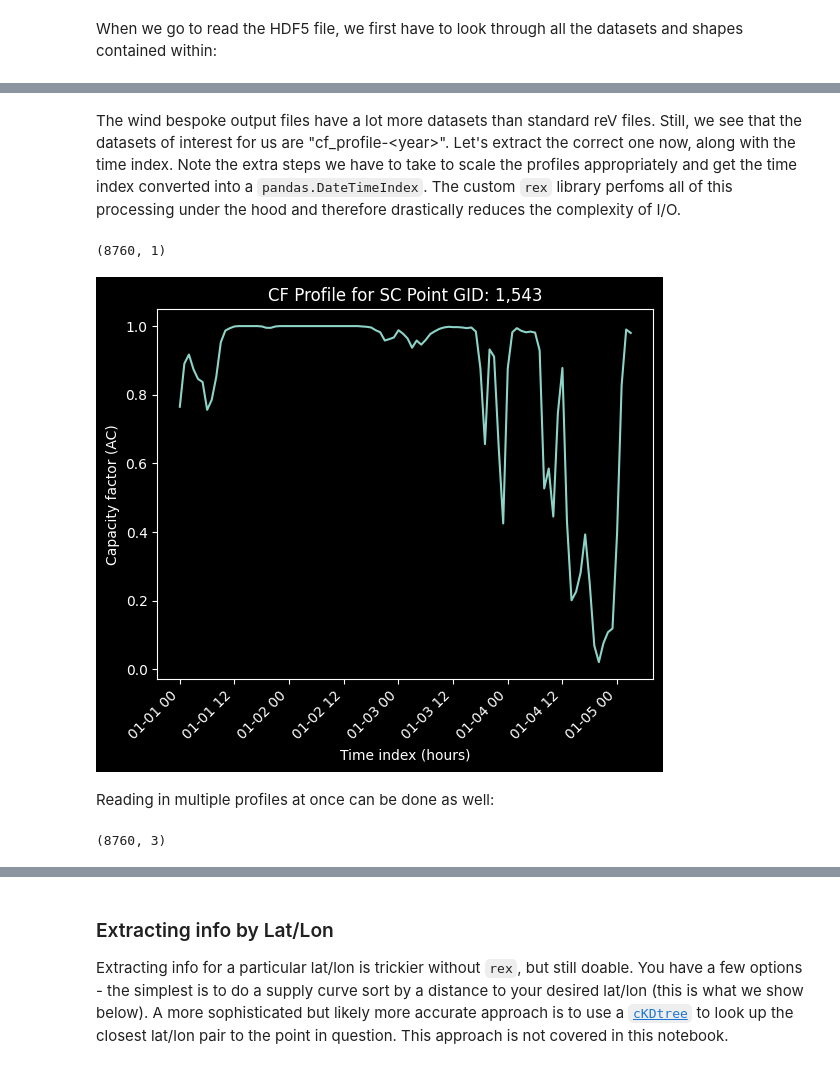
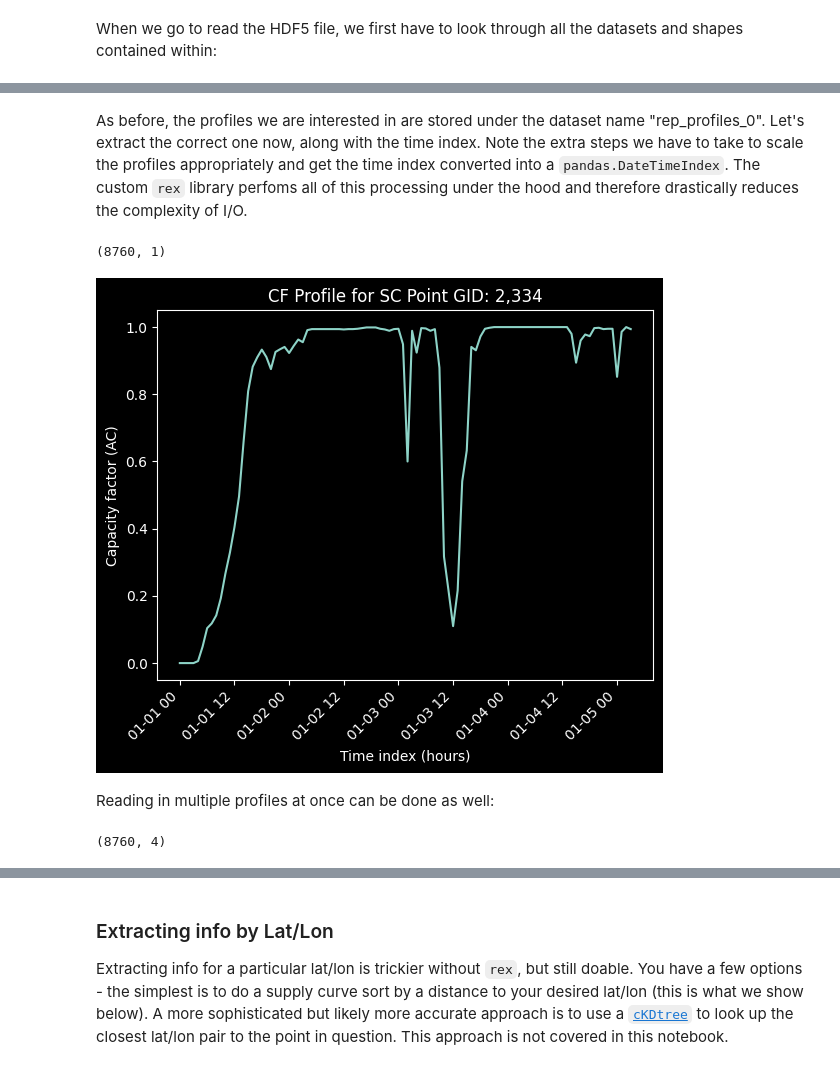
Before and after one commit to NREL/SitingLab, a Jupyter notebook: siting_lab/temporal_profiles.ipynb, the cells around one changed output, grey strips where cells are left out. Saved outputs shown, nothing was run; the diff lists cells and outputs as text; code cells hidden in the pictures.

```diff
--- a/siting_lab/temporal_profiles.ipynb
+++ b/siting_lab/temporal_profiles.ipynb
@@ -102,8 +107,9 @@ Often you have a location you'd like to examine in particular. You know the lat/
 # %%
 from rex import ResourceX
 
-with ResourceX("reference_ac_rep-profiles_2021.h5") as res:
-    sc_gid = res.lat_lon_gid((48.346832, -124.6527))
+with ResourceX(solar_rep_h5) as res:
+    ind = res.lat_lon_gid((48.346832, -124.6527))
+    sc_point_gid = int(res.meta.loc[ind, "sc_point_gid"])
 
-sc_gid
+ind, sc_point_gid
 # %% [output]
@@ -124,8 +130,8 @@ point[[
 # %% [markdown]
 and the profile information just like before!
 # %%
-with Resource("reference_ac_rep-profiles_2021.h5") as res:
-    profile = res["rep_profiles_0", :, sc_gid]
+with Resource(solar_rep_h5) as res:
+    profile = res["rep_profiles_0", :, ind]
     ti = res.time_index
 
 profile.shape
@@ -174,7 +182,8 @@ When we go to read the HDF5 file, we first have to look through all the datasets
 # %%
 import h5py
 
-with h5py.File("wind_reference_bespoke.h5", "r") as fh:
+wind_rep_h5 = "reference_access_2030_moderate_115hh_170rd_rep-profiles_2012.h5"
+with h5py.File(wind_rep_h5, "r") as fh:
     for dset in fh.keys():
         print(f"{dset}: {fh[dset].shape}")
 # %% [output]
@@ -198,15 +193,15 @@ ws_mean: (52965,)
 # %% [markdown]
-The wind bespoke output files have a lot more datasets than standard reV files. Still, we see that the datasets of interest for us are "cf_profile-\<year\>".
+As before, the profiles we are interested in are stored under the dataset name "rep_profiles_0".
 Let's extract the correct one now, along with the time index. Note the extra steps we have to take to scale the profiles appropriately and get the time index converted into a `pandas.DateTimeIndex`.
 The custom `rex` library perfoms all of this processing under the hood and therefore drastically reduces the complexity of I/O.
 # %%
-ind = reference_wind_supply_curve[
-    reference_wind_supply_curve["sc_point_gid"] == 1543
-]["sc_gid"]
+sc_point_gid = 2334
 
-with h5py.File("wind_reference_bespoke.h5", "r") as fh:
-    profile_scale_factor = fh["cf_profile-2013"].attrs["scale_factor"]
-    profile = fh["cf_profile-2013"][:, ind] / profile_scale_factor
+with h5py.File(wind_rep_h5, "r") as fh:
+    meta = pd.DataFrame(fh["meta"][:])
+    ind = meta[meta["sc_point_gid"] == sc_point_gid].index
+    profile_scale_factor = fh["rep_profiles_0"].attrs["scale_factor"]
+    profile = fh["rep_profiles_0"][:, ind] / profile_scale_factor
     ti = pd.to_datetime(fh["time_index"][:].astype(str))
 
 profile.shape
@@ -214,29 +209,30 @@ profile.shape
 (8760, 1)
 # %%
 plt.plot(ti[:100], profile[:100])
-plt.title(f"CF Profile for SC Point GID: 1,543")
+plt.title(f"CF Profile for SC Point GID: {sc_point_gid:,}")
 plt.ylabel("Capacity factor (AC)")
 plt.xlabel("Time index (hours)")
 plt.xticks(rotation=45, ha="right");
 # %% [output]
-[figure, old version]
+[figure, new version]
 # %% [markdown]
 Reading in multiple profiles at once can be done as well:
 # %%
-sc_point_gids_of_interest = [1543, 34357, 23399]
+sc_point_gids_of_interest = [2334, 34357, 23399, 97844]
 points = reference_wind_supply_curve[
     reference_wind_supply_curve["sc_point_gid"].isin(sc_point_gids_of_interest)
 ]
-inds = points["sc_gid"]
 
-with h5py.File("wind_reference_bespoke.h5", "r") as fh:
-    profile_scale_factor = fh["cf_profile-2013"].attrs["scale_factor"]
-    profiles = fh["cf_profile-2013"][:, inds] / profile_scale_factor
+with h5py.File(wind_rep_h5, "r") as fh:
+    meta = pd.DataFrame(fh["meta"][:])
+    inds = meta[meta["sc_point_gid"].isin(sc_point_gids_of_interest)].index
+    profile_scale_factor = fh["rep_profiles_0"].attrs["scale_factor"]
+    profiles = fh["rep_profiles_0"][:, inds] / profile_scale_factor
     ti = pd.to_datetime(fh["time_index"][:].astype(str))
 
 profiles.shape
 # %% [output]
-(8760, 3)
+(8760, 4)
 # %%
 plt.plot(ti[:100], profiles[:100], label=points["sc_point_gid"])
 plt.title(f"CF Profiles")
```
Also changed, not shown: parts of 21 cells of this notebook.
